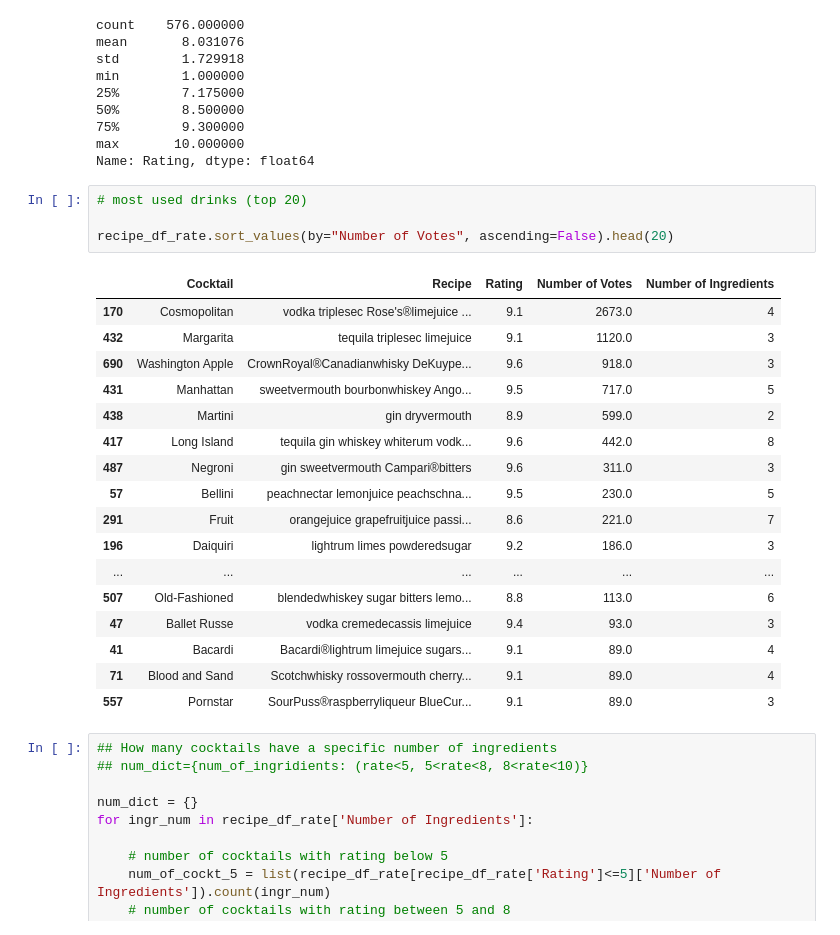
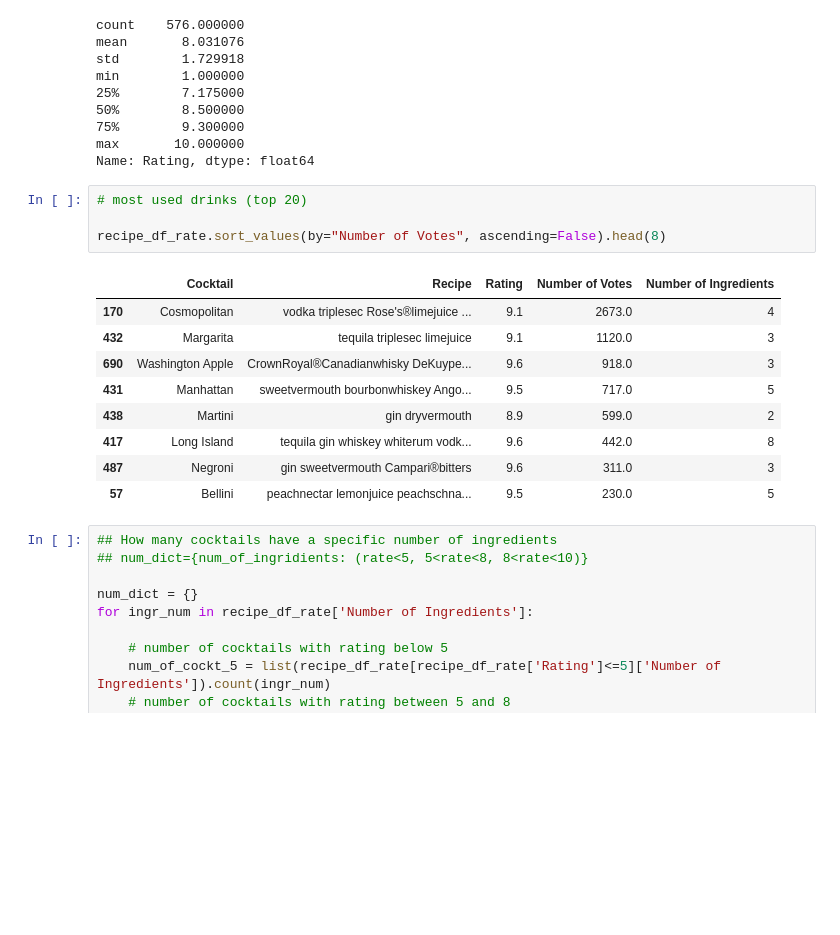
Before and after one commit to saeed44/Cocktail-Recommender, a Jupyter notebook: Cocktail_recom.ipynb, the cells around one changed output. Cells and saved outputs as stored; diff of their text form; blank space fills up the shorter version.

```diff
--- a/Cocktail_recom.ipynb
+++ b/Cocktail_recom.ipynb
@@ -240,25 +245,17 @@ Name: Rating, dtype: float64
 # %%
 # most used drinks (top 20)
 
-recipe_df_rate.sort_values(by="Number of Votes", ascending=False).head(20)
+recipe_df_rate.sort_values(by="Number of Votes", ascending=False).head(8)
 # %% [output]
 |  | Cocktail | Recipe | Rating | Number of Votes | Number of Ingredients |
 | 170 | Cosmopolitan | vodka triplesec Rose's®limejuice ... | 9.1 | 2673.0 | 4 |
 | 432 | Margarita | tequila triplesec limejuice | 9.1 | 1120.0 | 3 |
 | 690 | Washington Apple | CrownRoyal®Canadianwhisky DeKuype... | 9.6 | 918.0 | 3 |
 | 431 | Manhattan | sweetvermouth bourbonwhiskey Ango... | 9.5 | 717.0 | 5 |
 | 438 | Martini | gin dryvermouth | 8.9 | 599.0 | 2 |
 | 417 | Long Island | tequila gin whiskey whiterum vodk... | 9.6 | 442.0 | 8 |
 | 487 | Negroni | gin sweetvermouth Campari®bitters | 9.6 | 311.0 | 3 |
 | 57 | Bellini | peachnectar lemonjuice peachschna... | 9.5 | 230.0 | 5 |
-| 291 | Fruit | orangejuice grapefruitjuice passi... | 8.6 | 221.0 | 7 |
-| 196 | Daiquiri | lightrum limes powderedsugar | 9.2 | 186.0 | 3 |
-| ... | ... | ... | ... | ... | ... |
-| 507 | Old-Fashioned | blendedwhiskey sugar bitters lemo... | 8.8 | 113.0 | 6 |
-| 47 | Ballet Russe | vodka cremedecassis limejuice | 9.4 | 93.0 | 3 |
-| 41 | Bacardi | Bacardi®lightrum limejuice sugars... | 9.1 | 89.0 | 4 |
-| 71 | Blood and Sand | Scotchwhisky rossovermouth cherry... | 9.1 | 89.0 | 4 |
-| 557 | Pornstar | SourPuss®raspberryliqueur BlueCur... | 9.1 | 89.0 | 3 |
 # %%
 ## How many cocktails have a specific number of ingredients
 ## num_dict={num_of_ingridients: (rate<5, 5<rate<8, 8<rate<10)}
```
Also changed, not shown: parts of 9 cells of this notebook.
